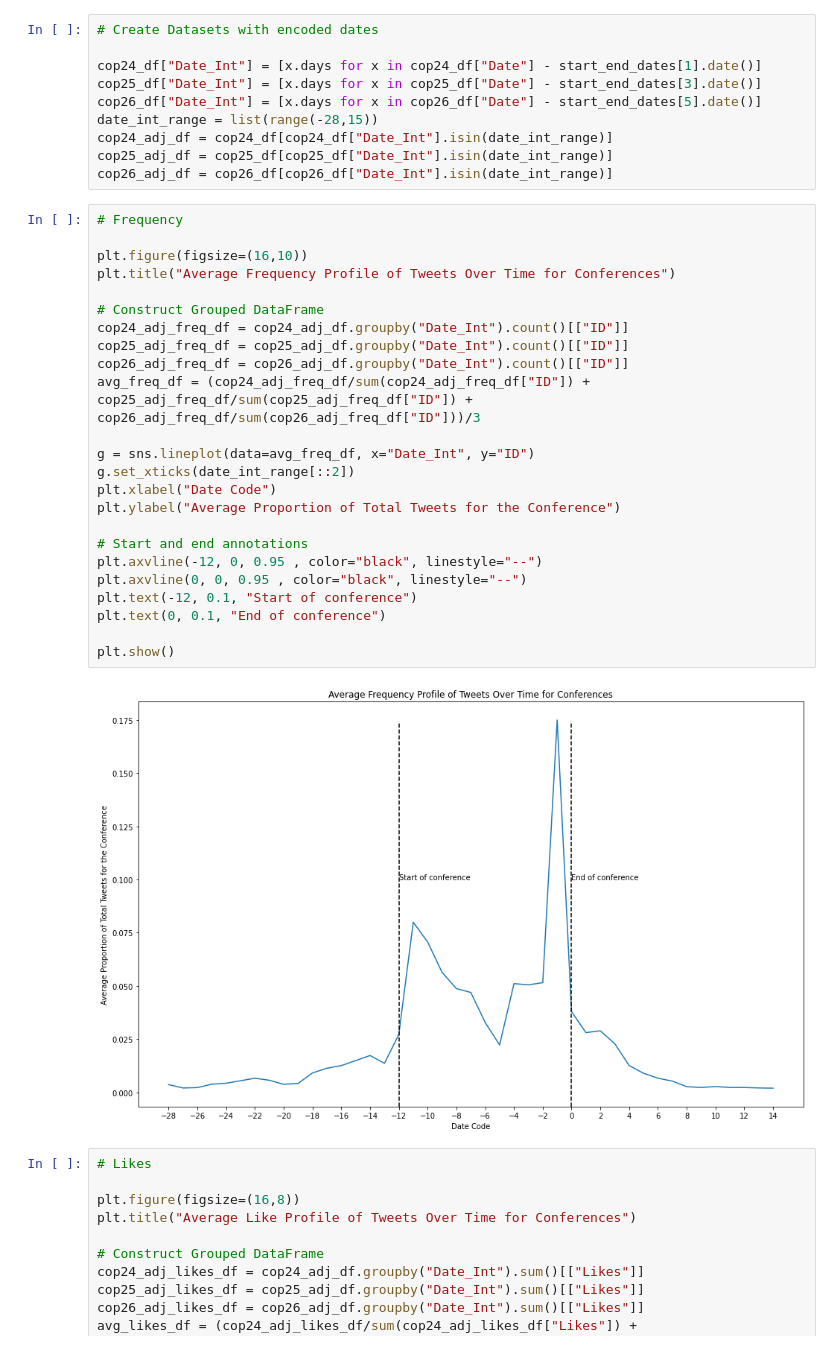
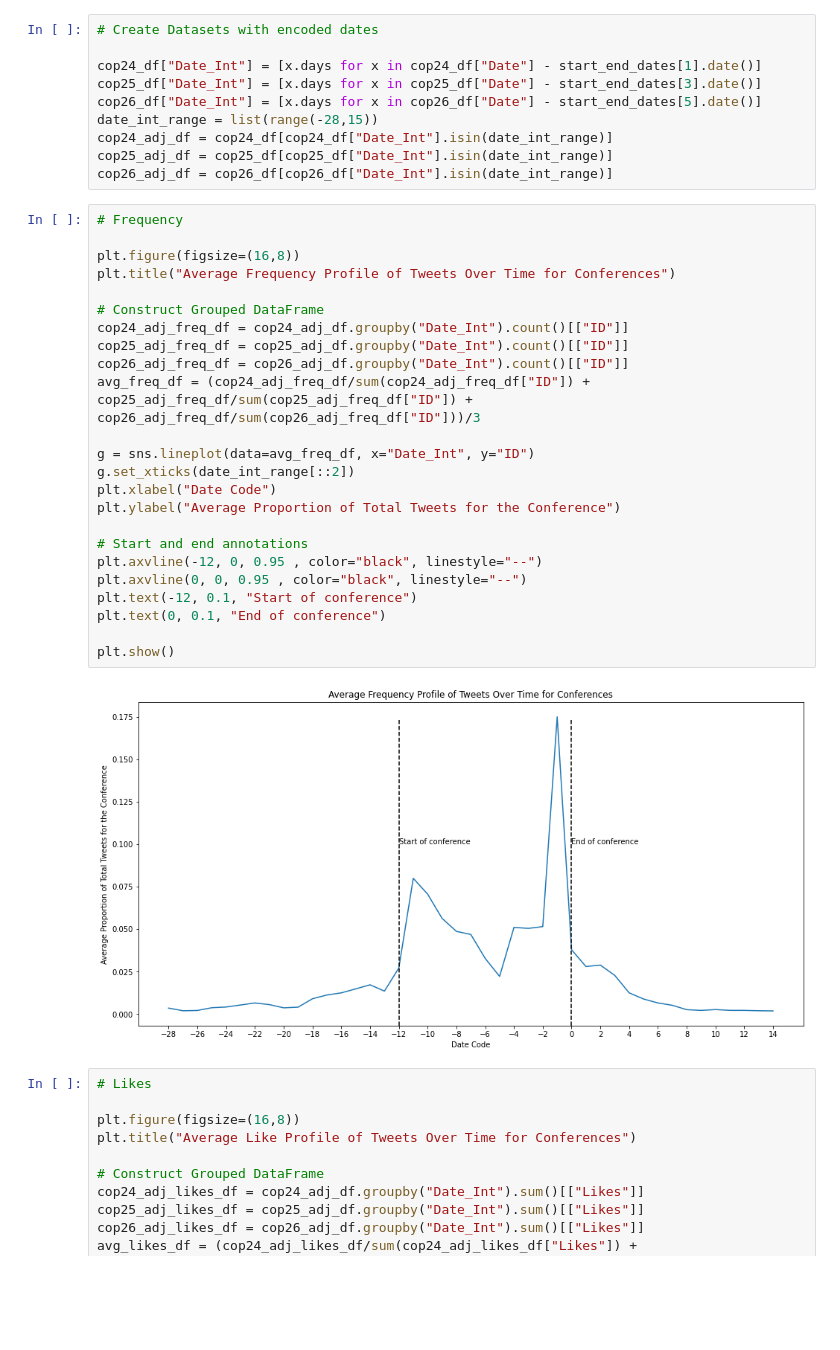
Before and after one commit to james-hughes1/wdss-nlp-project, a Jupyter notebook: Twitter_COP_Conference_Data_Analysis.ipynb, the cells around one changed output. Cells and saved outputs as stored; diff of their text form; blank space fills up the shorter version.

```diff
--- a/Twitter_COP_Conference_Data_Analysis.ipynb
+++ b/Twitter_COP_Conference_Data_Analysis.ipynb
@@ -604,29 +604,29 @@ cop26_adj_df = cop26_df[cop26_df["Date_Int"].isin(date_int_range)]
 # %%
 # Frequency
 
-plt.figure(figsize=(16,10))
+plt.figure(figsize=(16,8))
 plt.title("Average Frequency Profile of Tweets Over Time for Conferences")
 
 # Construct Grouped DataFrame
 cop24_adj_freq_df = cop24_adj_df.groupby("Date_Int").count()[["ID"]]
 cop25_adj_freq_df = cop25_adj_df.groupby("Date_Int").count()[["ID"]]
 cop26_adj_freq_df = cop26_adj_df.groupby("Date_Int").count()[["ID"]]
 avg_freq_df = (cop24_adj_freq_df/sum(cop24_adj_freq_df["ID"]) + cop25_adj_freq_df/sum(cop25_adj_freq_df["ID"]) + cop26_adj_freq_df/sum(cop26_adj_freq_df["ID"]))/3
 
 g = sns.lineplot(data=avg_freq_df, x="Date_Int", y="ID")
 g.set_xticks(date_int_range[::2])
 plt.xlabel("Date Code")
 plt.ylabel("Average Proportion of Total Tweets for the Conference")
 
 # Start and end annotations
 plt.axvline(-12, 0, 0.95 , color="black", linestyle="--")
 plt.axvline(0, 0, 0.95 , color="black", linestyle="--")
 plt.text(-12, 0.1, "Start of conference")
 plt.text(0, 0.1, "End of conference")
 
 plt.show()
 # %% [output]
-[figure, old version]
+[figure, new version]
 # %%
 # Likes
 
```
Also changed, not shown: parts of 12 cells of this notebook.
